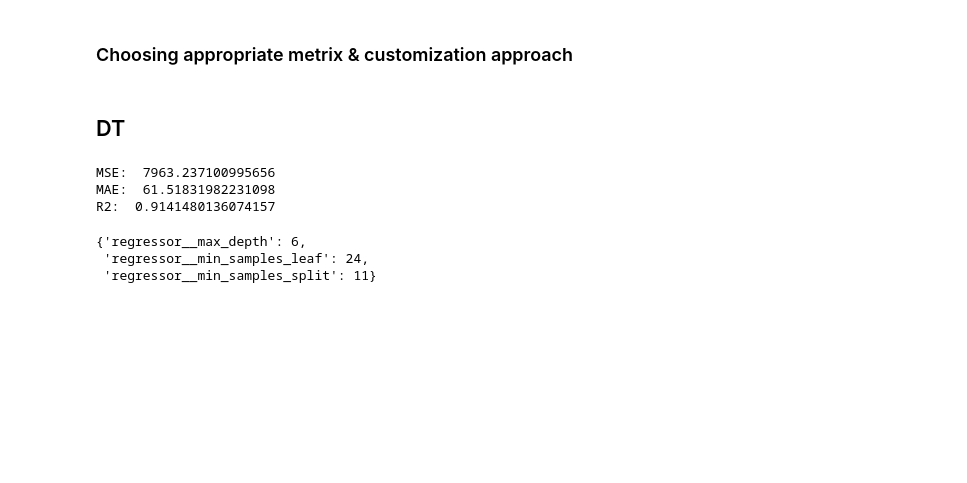
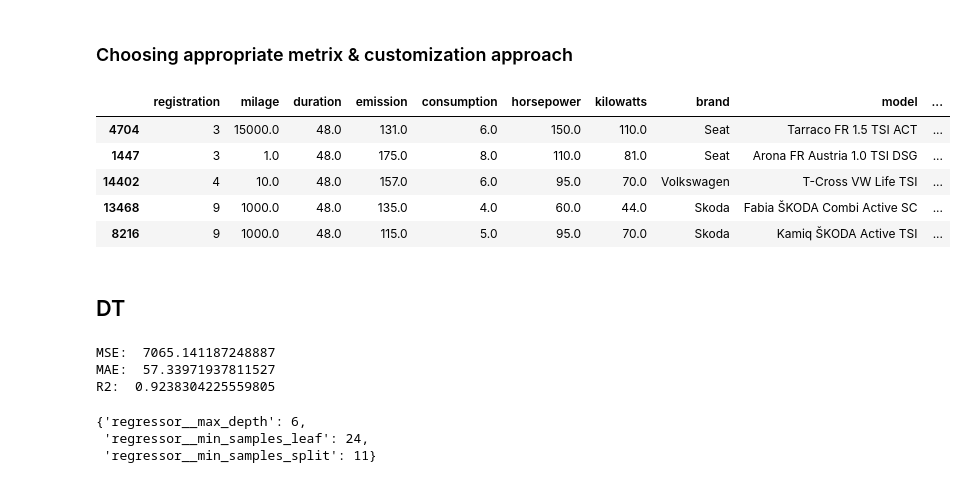
Before and after one commit to h11818774/DataSienceLab, a Jupyter notebook: most_current.ipynb, the cells around one changed output. Saved outputs shown, nothing was run; the diff lists cells and outputs as text; code cells hidden in the pictures; blank space fills up the shorter version.

```diff
--- a/most_current.ipynb
+++ b/most_current.ipynb
@@ -519,6 +520,15 @@ len(columns_pipeline)
 ## Machine Learning Modeling
 # %% [markdown]
 ### Choosing appropriate metrix & customization approach
+# %%
+X_test.head()
+# %% [output]
+|  | registration | milage | duration | emission | consumption | horsepower | kilowatts | brand | model | ... |
+| 4704 | 3 | 15000.0 | 48.0 | 131.0 | 6.0 | 150.0 | 110.0 | Seat | Tarraco FR 1.5 TSI ACT | ... |
+| 1447 | 3 | 1.0 | 48.0 | 175.0 | 8.0 | 110.0 | 81.0 | Seat | Arona FR Austria 1.0 TSI DSG | ... |
+| 14402 | 4 | 10.0 | 48.0 | 157.0 | 6.0 | 95.0 | 70.0 | Volkswagen | T-Cross VW Life TSI | ... |
+| 13468 | 9 | 1000.0 | 48.0 | 135.0 | 4.0 | 60.0 | 44.0 | Skoda | Fabia ŠKODA Combi Active SC | ... |
+| 8216 | 9 | 1000.0 | 48.0 | 115.0 | 5.0 | 95.0 | 70.0 | Skoda | Kamiq ŠKODA Active TSI | ... |
 # %% [markdown]
 ## DT
 # %%
@@ -541,6 +551,7 @@ decisionTree_pipeline = Pipeline([
 decisionTree_randomized_search = RandomizedSearchCV(decisionTree_pipeline, param_dist, n_iter=30, cv=5)
 decisionTree_randomized_search.fit(X_train, y_train)
 y_test_pred_dt = decisionTree_randomized_search.predict(X_test)
+joblib.dump(decisionTree_randomized_search, 'decision_tree_model.joblib')
 
 # evaluation metrics
 mse_DT = mean_squared_error(y_test, y_test_pred_dt)
@@ -554,9 +565,9 @@ print("R2: ", r2_DT)
 # Get the best hyperparameter values and model performance
 best_params = decisionTree_randomized_search.best_params_
 # %% [output]
-MSE:  7963.237100995656
-MAE:  61.51831982231098
-R2:  0.9141480136074157
+MSE:  7065.141187248887
+MAE:  57.33971937811527
+R2:  0.9238304225559805
 # %%
 best_params
 # %% [output]
```
Also changed, not shown: parts of 1 cell of this notebook, 2 other files.
